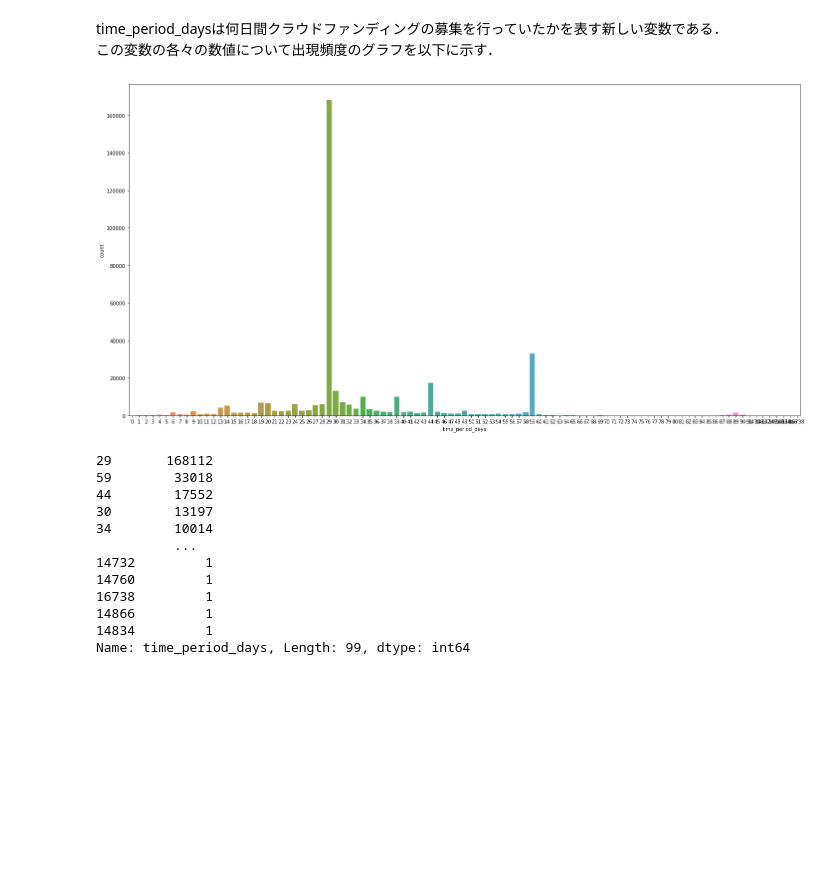
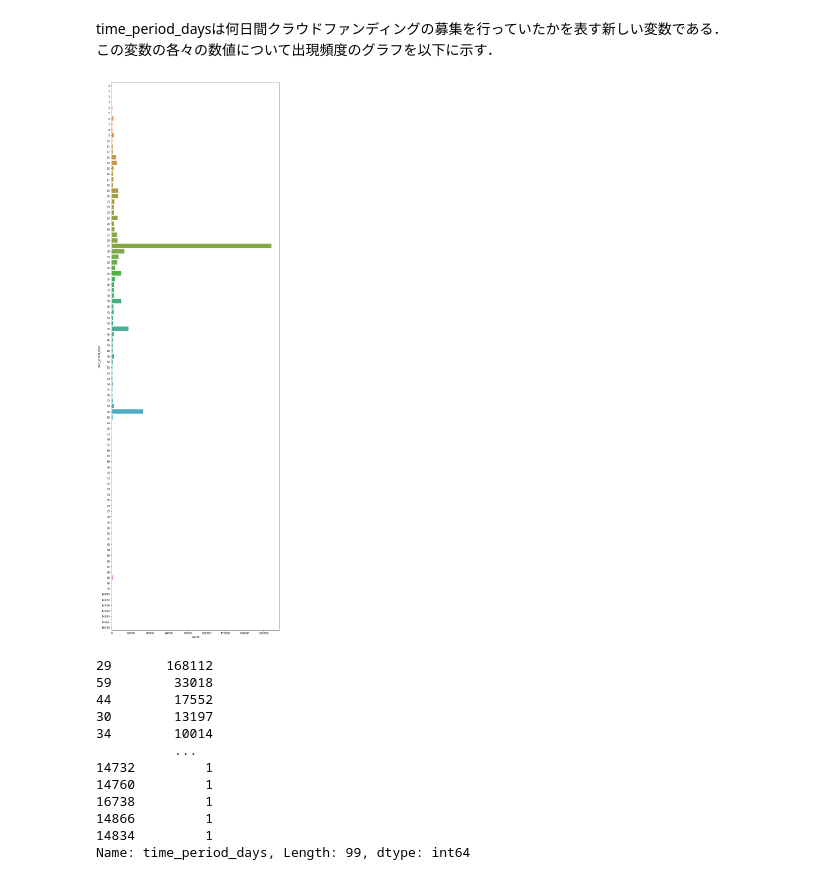
Before and after one commit to TSk-s/Intern, a Jupyter notebook: kickstarter_classification_1.ipynb, the cells around one changed output. Cells and saved outputs as stored; diff of their text form; code cells hidden in the pictures; blank space fills up the shorter version.

```diff
--- a/kickstarter_classification_1.ipynb
+++ b/kickstarter_classification_1.ipynb
@@ -70,8 +81,3 @@ https://help.kickstarter.com/hc/ja/articles/115005028514-Kickstarter-%E3%81%AE%E
 - nameにも多くの情報は含まれているが，一つ一つが異なり扱いが非常に難しい点
 
 からID, nameについても説明変数としては用いないものとする．
-# %%
-# dataから説明変数として用いない変数を消去
-data.drop(['ID', 'name', 'pledged', 'backers', 'usd pledged', 'usd_pledged_real'], axis=1, inplace=True)
-
-data.head()
@@ -123,0 +134,5 @@ dtype: int64
+# %%
+# dataから説明変数として用いない変数を消去
+data.drop(['ID', 'pledged', 'backers', 'usd pledged', 'usd_pledged_real'], axis=1, inplace=True)
+
+data.head()
@@ -481,11 +665,11 @@ data.head()
 time_period_daysは何日間クラウドファンディングの募集を行っていたかを表す新しい変数である．<br>
 この変数の各々の数値について出現頻度のグラフを以下に示す．
 # %%
-plt.figure(figsize=(20, 10))
-sns.countplot(x='time_period_days', data=data)
+plt.figure(figsize=(10, 30))
+sns.countplot(y='time_period_days', data=data)
 plt.tight_layout()
 # %% [output]
-[figure, old version]
+[figure, new version]
 # %%
 data['time_period_days'].value_counts()
 # %% [output]
```
Also changed, not shown: parts of 153 cells of this notebook.
